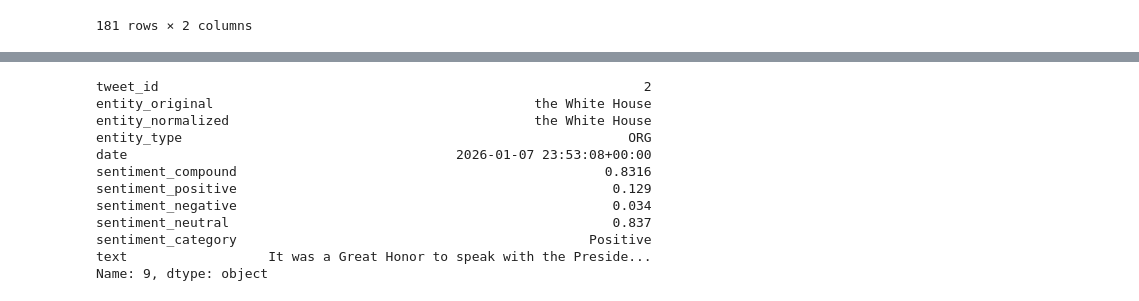
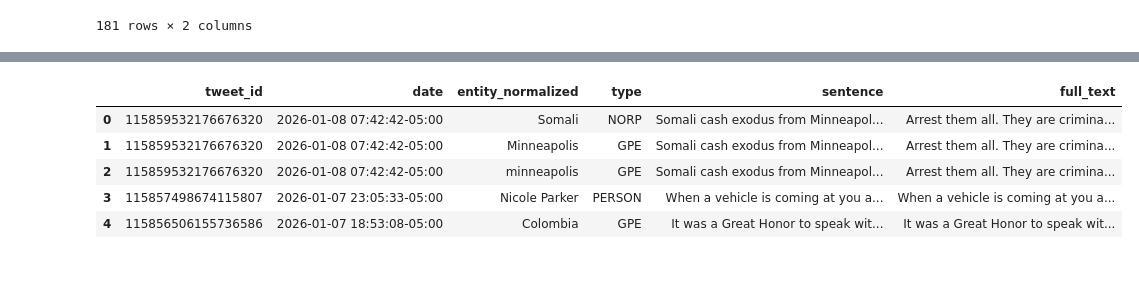
Before and after one commit to mtdph0en1x/tweet_sentiment, a Jupyter notebook: NER_Sentiment.ipynb, the cells around one changed output, grey strips where cells are left out. Drawn from its saved outputs; the diff is of its cells as text; code cells hidden in the pictures; blank space fills up the shorter version.

Commit message:
Sentence level sentiment for extracted NE is now done by RoBERTa, overall tweet sentiment is still VADER for better scores

```diff
--- a/NER_Sentiment.ipynb
+++ b/NER_Sentiment.ipynb
@@ -89,2 +91,0 @@ sample_df = df.sample(n=1000, random_state=1337)
-# %%
-nlp = spacy.load("en_core_web_sm")
@@ -244,17 +224,0 @@ def extract_and_normalize_entities(text):
-# %%
-sample_df = df.sample(n=1000, random_state=42).copy()
-sample_df['entities'] = sample_df['text'].apply(extract_and_normalize_entities)
-
-entity_rows = []
-for idx, row in sample_df.iterrows():
-    for entity in row['entities']:
-        entity_rows.append({
-            'tweet_id': idx,
-            'entity_original': entity['original'],
-            'entity_normalized': entity['normalized'],
-            'entity_type': entity['type']
-        })
-
-entities_sample_df = pd.DataFrame(entity_rows)
-
-entities_sample_df['entity_normalized'].value_counts().head(20)
@@ -342,14 +225,27 @@ df[['text', 'sentiment_compound', 'sentiment_category']].head(10)
 # %%
-df['entities'] = df['text'].apply(extract_and_normalize_entities)
+df['text'] = df['text'].fillna('').astype(str)
+all_entity_sentence_pairs = []
 
-entity_rows = []
 for idx, row in df.iterrows():
-    for entity in row['entities']:
-        entity_rows.append({
-            'tweet_id': idx,
-            'entity_original': entity['original'],
+    entities = extract_entities_from_sentences(row['text'])
+
+    for entity in entities:
+        all_entity_sentence_pairs.append({
+            'tweet_id': row['id'],
+            'date': row['date'],
             'entity_normalized': entity['normalized'],
-            'entity_type': entity['type']
+            'type': entity['type'],
+            'sentence': entity['sentence'],
+            'full_text': row['text']
         })
 
-entities_df = pd.DataFrame(entity_rows)
+
+entities_sentences_df = pd.DataFrame(all_entity_sentence_pairs)
+entities_sentences_df.head()
+# %% [output]
+|  | tweet_id | date | entity_normalized | type | sentence | full_text |
+| 0 | 115859532176676320 | 2026-01-08 07:42:42-05:00 | Somali | NORP | Somali cash exodus from Minneapol... | Arrest them all. They are crimina... |
+| 1 | 115859532176676320 | 2026-01-08 07:42:42-05:00 | Minneapolis | GPE | Somali cash exodus from Minneapol... | Arrest them all. They are crimina... |
+| 2 | 115859532176676320 | 2026-01-08 07:42:42-05:00 | minneapolis | GPE | Somali cash exodus from Minneapol... | Arrest them all. They are crimina... |
+| 3 | 115857498674115807 | 2026-01-07 23:05:33-05:00 | Nicole Parker | PERSON | When a vehicle is coming at you a... | When a vehicle is coming at you a... |
+| 4 | 115856506155736586 | 2026-01-07 18:53:08-05:00 | Colombia | GPE | It was a Great Honor to speak wit... | It was a Great Honor to speak wit... |
@@ -364,15 +251,0 @@ entities_sentiment_df = entities_df.merge(
-# %%
-entities_sentiment_df.iloc[9]
-# %% [output]
-tweet_id                                                              2
-entity_original                                         the White House
-entity_normalized                                       the White House
-entity_type                                                         ORG
-date                                          2026-01-07 23:53:08+00:00
-sentiment_compound                                               0.8316
-sentiment_positive                                                0.129
-sentiment_negative                                                0.034
-sentiment_neutral                                                 0.837
-sentiment_category                                             Positive
-text                  It was a Great Honor to speak with the Preside...
-Name: 9, dtype: object
```
Also changed, not shown: parts of 28 cells of this notebook.
